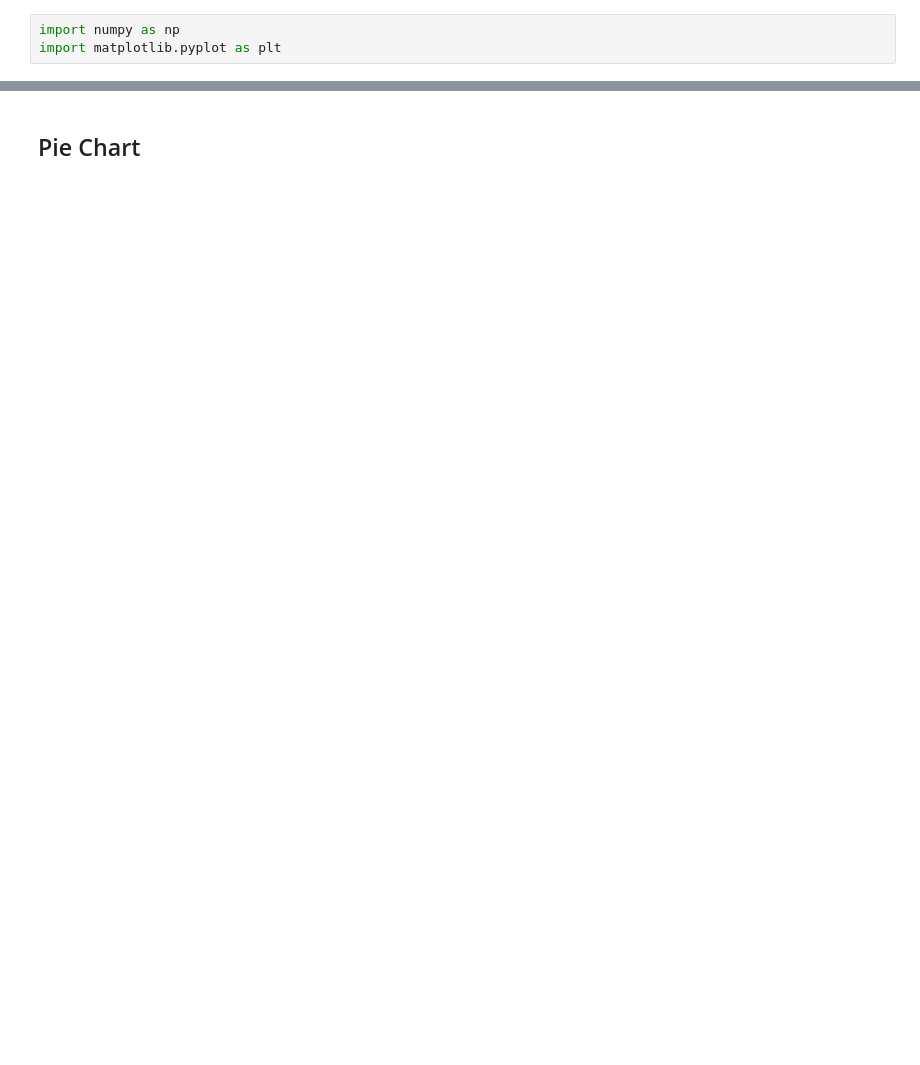
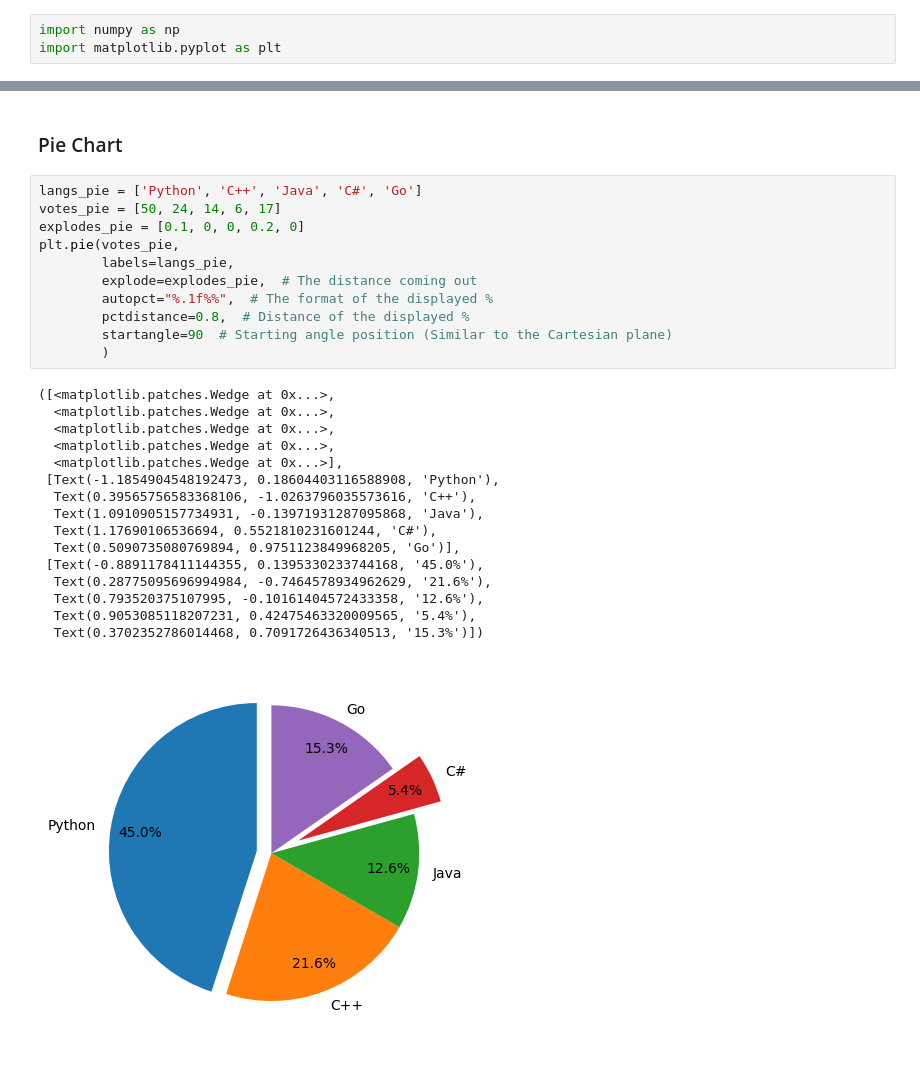
Before and after one commit to rennaMAhcuS/Advanced-Python, a Jupyter notebook: Basics/Matplotlib/Matplotlib.ipynb, the cells around one changed output, grey strips where cells are left out. Drawn from its saved outputs; the diff is of its cells as text; blank space fills up the shorter version.

Commit message:
Added 2D Matplotlib

```diff
--- a/Basics/Matplotlib/Matplotlib.ipynb
+++ b/Basics/Matplotlib/Matplotlib.ipynb
@@ -105,2 +106,30 @@ plt.hist(ages_hist,
 # %% [markdown]
-## Pie Chart
+### Pie Chart
+# %%
+langs_pie = ['Python', 'C++', 'Java', 'C#', 'Go']
+votes_pie = [50, 24, 14, 6, 17]
+explodes_pie = [0.1, 0, 0, 0.2, 0]
+plt.pie(votes_pie,
+        labels=langs_pie,
+        explode=explodes_pie,  # The distance coming out
+        autopct="%.1f%%",  # The format of the displayed %
+        pctdistance=0.8,  # Distance of the displayed %
+        startangle=90  # Starting angle position (Similar to the Cartesian plane)
+        )
+# %% [output]
+([<matplotlib.patches.Wedge at 0x...>,
+  <matplotlib.patches.Wedge at 0x...>,
+  <matplotlib.patches.Wedge at 0x...>,
+  <matplotlib.patches.Wedge at 0x...>,
+  <matplotlib.patches.Wedge at 0x...>],
+ [Text(-1.1854904548192473, 0.18604403116588908, 'Python'),
+  Text(0.39565756583368106, -1.0263796035573616, 'C++'),
+  Text(1.0910905157734931, -0.13971931287095868, 'Java'),
+  Text(1.17690106536694, 0.5521810231601244, 'C#'),
+  Text(0.5090735080769894, 0.9751123849968205, 'Go')],
+ [Text(-0.8891178411144355, 0.1395330233744168, '45.0%'),
+  Text(0.28775095696994984, -0.7464578934962629, '21.6%'),
+  Text(0.793520375107995, -0.10161404572433358, '12.6%'),
+  Text(0.9053085118207231, 0.42475463320009565, '5.4%'),
+  Text(0.3702352786014468, 0.7091726436340513, '15.3%')])
+[figure, added]
```
Also changed, not shown: parts of 23 cells of this notebook, 1 other file.
